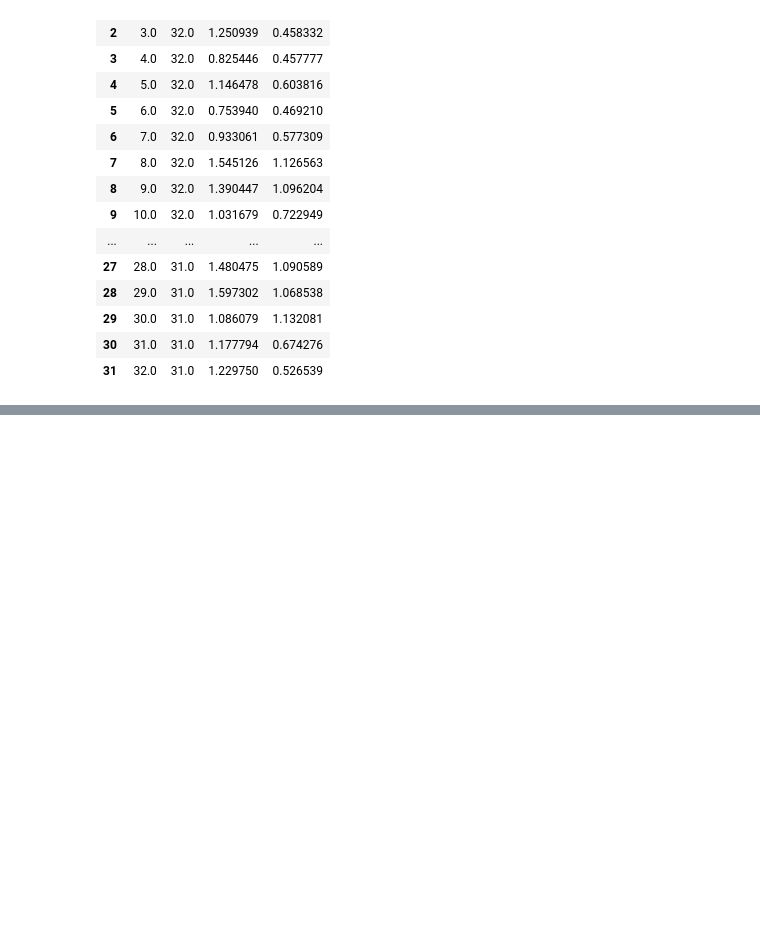
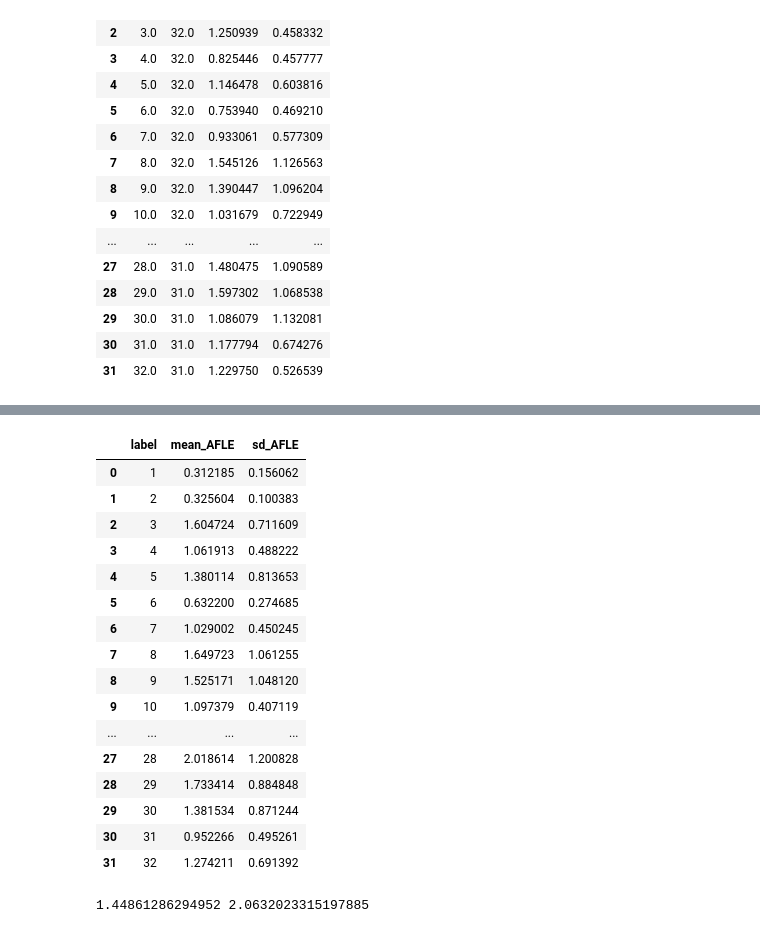
Before and after one commit to sandypearl/AFIDs-Data, a Jupyter notebook: AFLEs_Agile12v2016.ipynb, the cells around one changed output, grey strips where cells are left out. Cells and saved outputs as stored; diff of their text form; code cells hidden in the pictures; blank space fills up the shorter version.

```diff
--- a/AFLEs_Agile12v2016.ipynb
+++ b/AFLEs_Agile12v2016.ipynb
@@ -198,0 +299,55 @@ AFLEs_df
+# %%
+#get interrater AFLEs for each fiducial
+AFLEs_interrater = []
+all_diffs = []
+for fid in range(1,33):
+    fid_subset = rater_mean_fids_df.loc[rater_mean_fids_df["label"]==fid]
+
+    distances = []
+    for rater1 in range(1,8):
+        for rater2 in range(rater1+1,9):
+            rater1Values = fid_subset.loc[fid_subset["rater"]==rater1]
+            rater2Values = fid_subset.loc[fid_subset["rater"]==rater2]
+
+            [x1,y1,z1] = [float(rater1Values["xMean"]),float(rater1Values["yMean"]),float(rater1Values["zMean"])]
+            [x2,y2,z2] = [float(rater2Values["xMean"]),float(rater2Values["yMean"]),float(rater2Values["zMean"])]
+
+            dist = math.sqrt((x1-x2)**2 + (y1-y2)**2 + (z1-z2)**2)
+
+            distances.append(dist)
+            all_diffs.append(dist)
+
+    mean_AFLE = np.mean(distances)
+    sd_AFLE = np.std(distances)
+
+    AFLEs_interrater.append([fid,mean_AFLE,sd_AFLE])
+
+AFLEs_interrater_df = pd.DataFrame(AFLEs_interrater,
+                                   columns = ["label","mean_AFLE","sd_AFLE"])
+# %%
+AFLEs_interrater_df
+# %% [output]
+|  | label | mean_AFLE | sd_AFLE |
+| 0 | 1 | 0.312185 | 0.156062 |
+| 1 | 2 | 0.325604 | 0.100383 |
+| 2 | 3 | 1.604724 | 0.711609 |
+| 3 | 4 | 1.061913 | 0.488222 |
+| 4 | 5 | 1.380114 | 0.813653 |
+| 5 | 6 | 0.632200 | 0.274685 |
+| 6 | 7 | 1.029002 | 0.450245 |
+| 7 | 8 | 1.649723 | 1.061255 |
+| 8 | 9 | 1.525171 | 1.048120 |
+| 9 | 10 | 1.097379 | 0.407119 |
+| ... | ... | ... | ... |
+| 27 | 28 | 2.018614 | 1.200828 |
+| 28 | 29 | 1.733414 | 0.884848 |
+| 29 | 30 | 1.381534 | 0.871244 |
+| 30 | 31 | 0.952266 | 0.495261 |
+| 31 | 32 | 1.274211 | 0.691392 |
+# %%
+mn = np.mean(all_diffs)
+sd = np.std(all_diffs)
+
+print(mn,sd)
+# %% [output]
+1.44861286294952 2.0632023315197885
```
Also changed, not shown: parts of 8 cells of this notebook.
